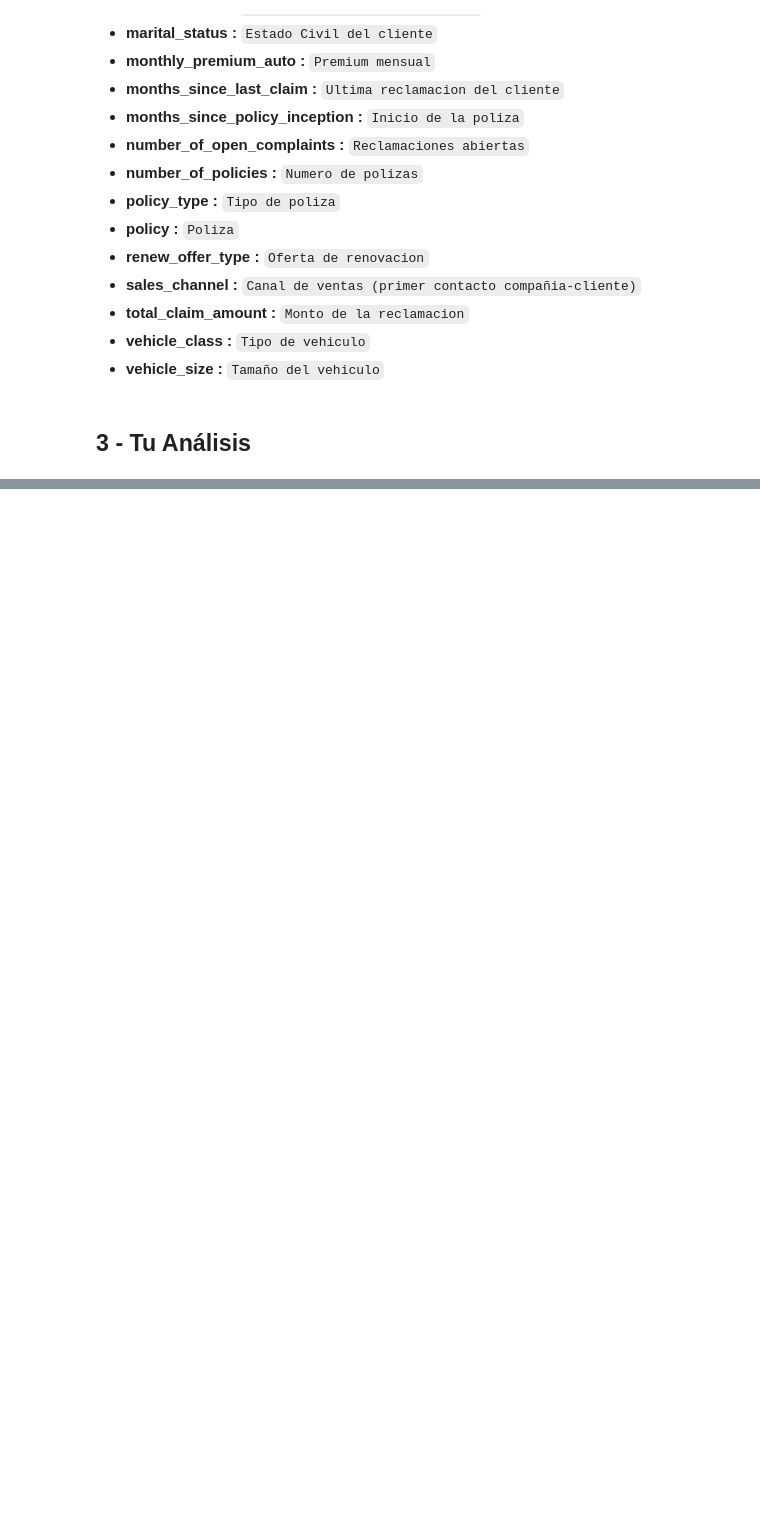
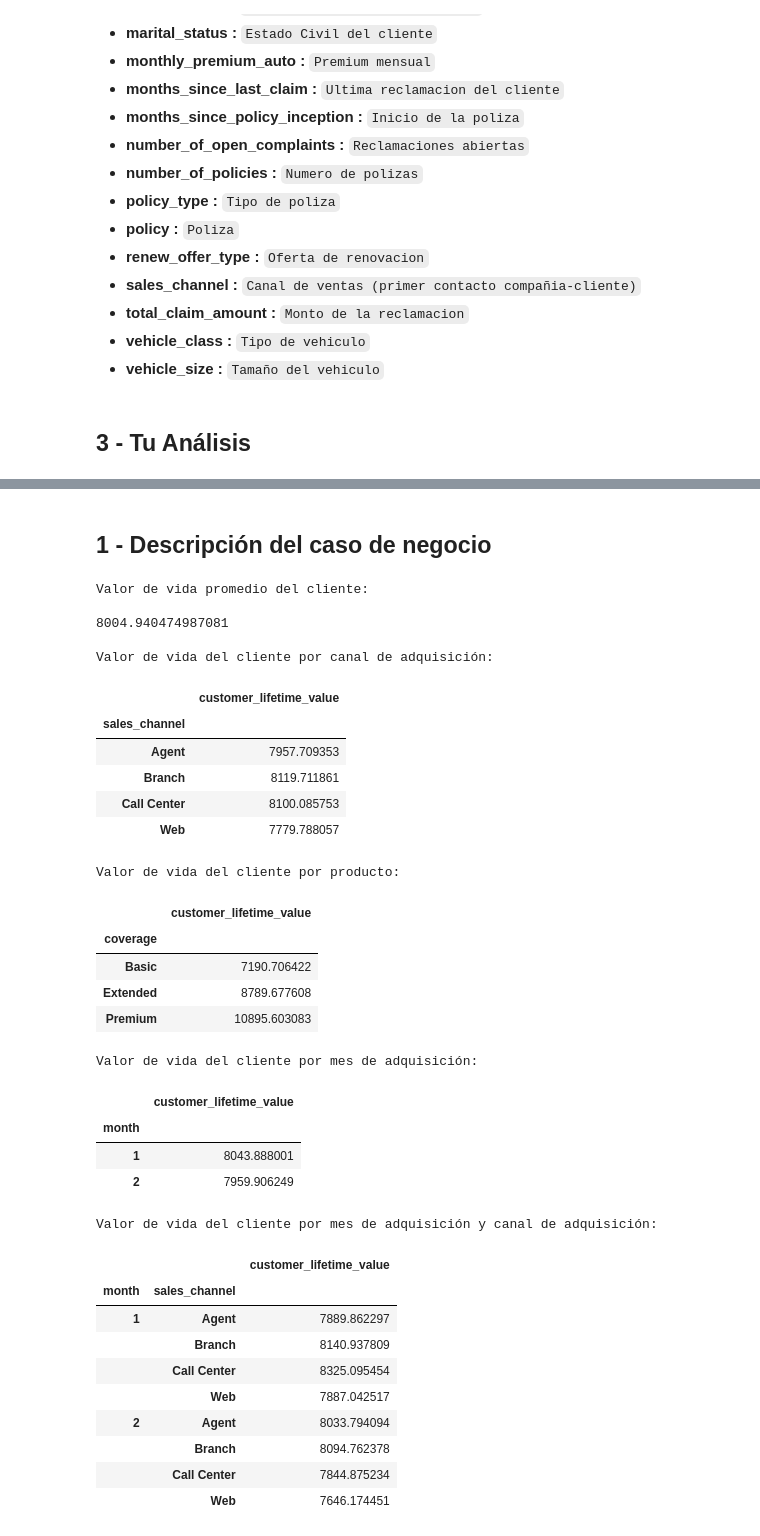
Before and after one commit to GammaTechData/Challenge-4_Real_business_case, a Jupyter notebook: main.ipynb, the cells around one changed output, grey strips where cells are left out. Saved outputs shown, nothing was run; the diff lists cells and outputs as text; code cells hidden in the pictures; blank space fills up the shorter version.

```diff
--- a/main.ipynb
+++ b/main.ipynb
@@ -68,0 +94,67 @@ data.head()
+# %% [markdown]
+## 1 - Descripción del caso de negocio
+# %%
+
+
+# Valor de vida promedio del cliente
+valor_vida_cliente = data['customer_lifetime_value'].mean()
+print(f'Valor de vida promedio del cliente: \n \n{valor_vida_cliente} \n')
+
+# Valor de vida del cliente por canal de adquisición
+valor_vida_por_canal = data.groupby('sales_channel')['customer_lifetime_value'].mean()
+valor_vida_por_canal = pd.DataFrame(valor_vida_por_canal)
+print('Valor de vida del cliente por canal de adquisición: \n')
+display(valor_vida_por_canal)
+
+# Valor de vida del cliente por producto
+valor_vida_por_producto = data.groupby('coverage')['customer_lifetime_value'].mean()
+valor_vida_por_producto = pd.DataFrame(valor_vida_por_producto)
+print('Valor de vida del cliente por producto: \n')
+display(valor_vida_por_producto)
+
+# Valor de vida del cliente por mes de adquisición
+data['month'] = pd.to_datetime(data['effective_to_date']).dt.month
+valor_vida_por_mes = data.groupby('month')['customer_lifetime_value'].mean()
+valor_vida_por_mes = pd.DataFrame(valor_vida_por_mes)
+print('Valor de vida del cliente por mes de adquisición: \n')
+display(valor_vida_por_mes)
+
+# Valor de vida del cliente por mes de adquisición y canal de adquisición
+valor_vida_por_mes_canal = data.groupby(['month', 'sales_channel'])['customer_lifetime_value'].mean()
+valor_vida_por_mes_canal = pd.DataFrame(valor_vida_por_mes_canal)
+print('Valor de vida del cliente por mes de adquisición y canal de adquisición: \n')
+display(valor_vida_por_mes_canal)
+# %% [output]
+Valor de vida promedio del cliente:
+
+8004.940474987081
+
+Valor de vida del cliente por canal de adquisición:
+|  | customer_lifetime_value |
+| sales_channel |  |
+| Agent | 7957.709353 |
+| Branch | 8119.711861 |
+| Call Center | 8100.085753 |
+| Web | 7779.788057 |
+Valor de vida del cliente por producto:
+|  | customer_lifetime_value |
+| coverage |  |
+| Basic | 7190.706422 |
+| Extended | 8789.677608 |
+| Premium | 10895.603083 |
+Valor de vida del cliente por mes de adquisición:
+|  | customer_lifetime_value |
+| month |  |
+| 1 | 8043.888001 |
+| 2 | 7959.906249 |
+Valor de vida del cliente por mes de adquisición y canal de adquisición:
+|  |  | customer_lifetime_value |
+| month | sales_channel |  |
+| 1 | Agent | 7889.862297 |
+|  | Branch | 8140.937809 |
+|  | Call Center | 8325.095454 |
+|  | Web | 7887.042517 |
+| 2 | Agent | 8033.794094 |
+|  | Branch | 8094.762378 |
+|  | Call Center | 7844.875234 |
+|  | Web | 7646.174451 |
```
Also changed, not shown: parts of 5 cells of this notebook.
